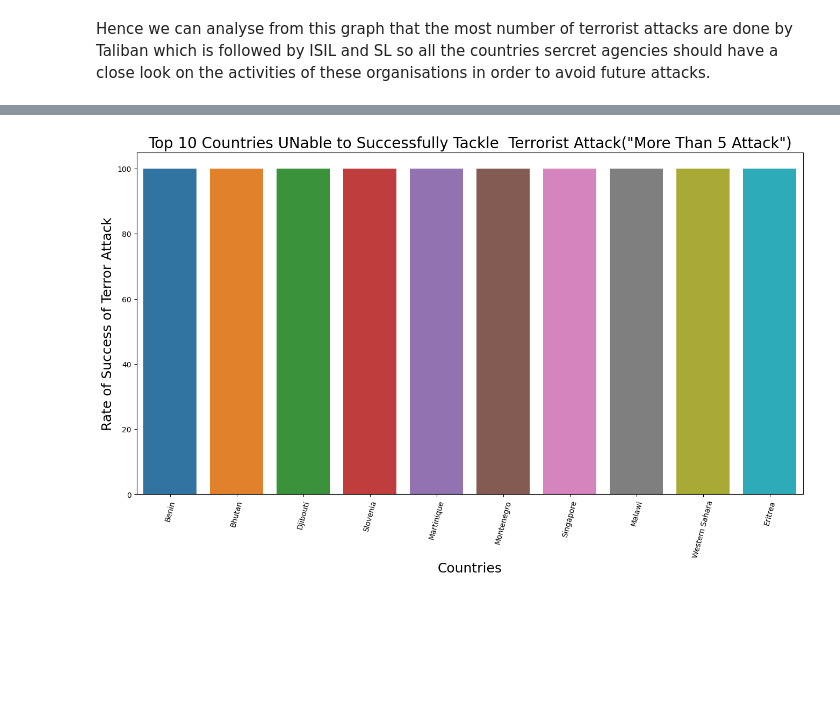
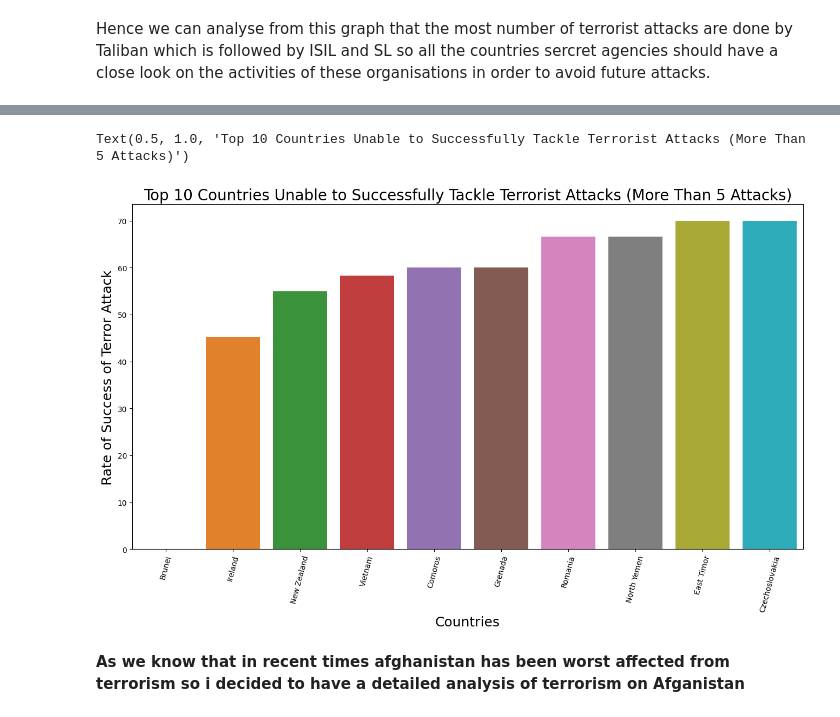
Before and after one commit to rajputvishwesh/Team-Notebook-Capstone-Project-, a Jupyter notebook: GTA_CAPSTONE_PROJECT(TEAM_NOTEBOOK).ipynb, the cells around one changed output, grey strips where cells are left out. Cells and saved outputs as stored; diff of their text form; code cells hidden in the pictures; blank space fills up the shorter version.

```diff
--- a/GTA_CAPSTONE_PROJECT(TEAM_NOTEBOOK).ipynb
+++ b/GTA_CAPSTONE_PROJECT(TEAM_NOTEBOOK).ipynb
@@ -232,9 +281,3 @@ We can Analyse from this graph that the most vulnerable countries to terrorist a
 We can also analyse that nearly no country is left from these attacks Pakistan which is blamed everytime for giving shelter to the terrorists is also not spared by these attacks so we can say that Terrorism is not good for any country .
 # %% [markdown]
 ## **Number of attacks by Type of Organisation**
-# %%
-v_=plt.rcParams['figure.figsize'] = 16,12
-v_=sns.countplot(y='Group',data=gta_df,order = gta_df['Group'].value_counts().index[1:50])
-# plt.yticks(rotation = 75)
-v_.set_ylabel('Terrorist Organisation',fontsize=18)
-v_.set_title('Number of Attacks',fontsize=20);
@@ -242,0 +284,12 @@ v_.set_title('Number of Attacks',fontsize=20);
+# %%
+# Set the size of the plot and create a bar chart showing the number of attacks by terrorist group
+plt.rcParams['figure.figsize'] = 16,12
+top_groups = gta_df['Group'].value_counts()[1:50]
+group_plot = sns.countplot(y='Group', data=gta_df, order=top_groups.index)
+
+# Add axis labels and a title to the plot
+group_plot.set_ylabel('Terrorist Organization', fontsize=18)
+group_plot.set_title('Number of Attacks by Terrorist Group (Top 50)', fontsize=20)
+
+# Rotate the y-axis labels for better readability
+plt.yticks(rotation=0)
@@ -268,11 +352,23 @@ ax.set_title('Top 10 Countries Able to Succefull Tackle  Terrorist Attack("More
 # %%
-unable_stop_terror_attack=suceess_country[suceess_country['Total_Attacks']>=5].sort_values('Success_Rate_Attack',ascending=False )[:10]
-plot_unable_stop_terror_attack=unable_stop_terror_attack.loc[:,['country','Success_Rate_Attack','Total_Attacks']]
-ax=plt.rcParams['figure.figsize'] = 16,8.27
-ax=sns.barplot(x='country',y='Success_Rate_Attack',data=plot_unable_stop_terror_attack)
-ax.set_xlabel('Countries',fontsize=18)
-plt.xticks(rotation = 75)
-ax.set_ylabel('Rate of Success of Terror Attack',fontsize=18)
-ax.set_title('Top 10 Countries UNable to Successfully Tackle  Terrorist Attack("More Than 5 Attack")',fontsize=20);
+# calculate success and failure rates of terrorist attacks by country
+success_country = gta_df.groupby('Country').agg({'eventid': 'count', 'success': 'sum'}).reset_index()
+success_country.columns = ['country', 'total_attacks', 'attack_success']
+success_country['attack_failed'] = success_country['total_attacks'] - success_country['attack_success']
+success_country['failure_rate_attack'] = (success_country['attack_failed'] / success_country['total_attacks']) * 100
+success_country['success_rate_attack'] = (success_country['attack_success'] / success_country['total_attacks']) * 100
+success_country = success_country.round(2)
+
+# filter countries with more than 5 attacks and rank them by failure rate
+unable_stop_terror_attack = success_country[success_country['total_attacks'] >= 5].sort_values('success_rate_attack')[:10]
+plot_unable_stop_terror_attack = unable_stop_terror_attack.loc[:, ['country', 'success_rate_attack', 'total_attacks']]
+
+# plot the results
+ax = plt.rcParams['figure.figsize'] = 16, 8.27
+ax = sns.barplot(x='country', y='success_rate_attack', data=plot_unable_stop_terror_attack)
+ax.set_xlabel('Countries', fontsize=18)
+plt.xticks(rotation=75)
+ax.set_ylabel('Rate of Success of Terror Attack', fontsize=18)
+ax.set_title('Top 10 Countries Unable to Successfully Tackle Terrorist Attacks (More Than 5 Attacks)', fontsize=20)
 # %% [output]
+Text(0.5, 1.0, 'Top 10 Countries Unable to Successfully Tackle Terrorist Attacks (More Than 5 Attacks)')
-[figure, old version]
+[figure, new version]
@@ -290 +375,3 @@ Iraq_weapon = Iraq.groupby(by='WeaponType',as_index=False).count().sort_values(b
+# %% [markdown]
+**As we know that in recent times afghanistan has been worst affected from terrorism so i decided to have a detailed analysis of terrorism on Afganistan**
 # %%
```
Also changed, not shown: parts of 18 cells of this notebook.
